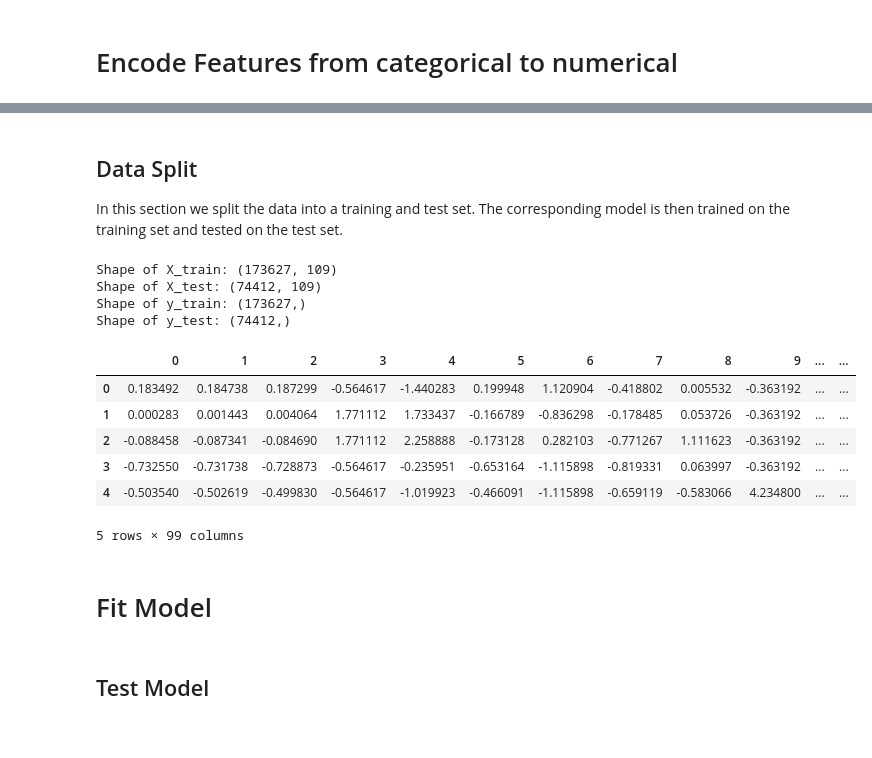
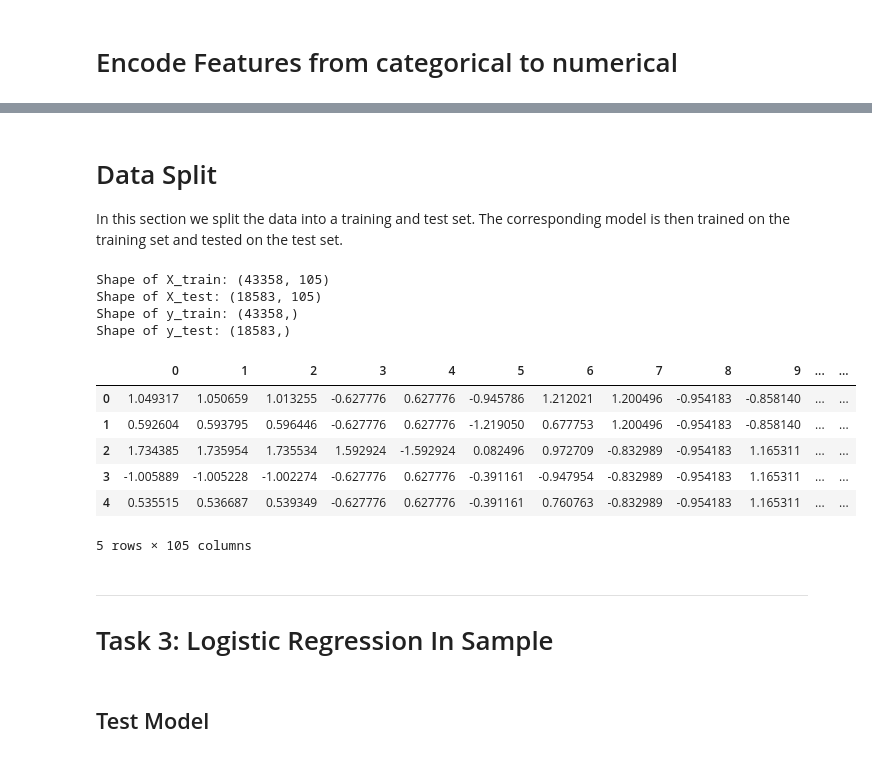
Before and after one commit to negralessio/advanced-ml-final-project, a Jupyter notebook: notebooks/predictions.ipynb, the cells around one changed output, grey strips where cells are left out. Cells and saved outputs as stored; diff of their text form; code cells hidden in the pictures.

```diff
--- a/notebooks/predictions.ipynb
+++ b/notebooks/predictions.ipynb
@@ -108,6 +106,6 @@ Name: loan_status, dtype: int64
 # %%
 # Take only fraction of the data
-df_binary_sample = df_binary.sample(frac = 0.4)
+df_binary_sample = df_binary.sample(frac = 0.1)
 print(df_binary_sample.shape)
 print(df_binary_sample.loan_status.value_counts())
 # %% [output]
@@ -170,5 +149,5 @@ Name: loan_status, Length: 100, dtype: float64
 # %% [markdown]
-## Data Split
+# Data Split
 In this section we split the data into a training and test set. The corresponding model is then trained on the training set and tested on the test set.
 # %%
 # Fraction of test data
@@ -185,24 +164,27 @@ print(f"Shape of X_test: {X_test.shape}")
 print(f"Shape of y_train: {y_train.shape}")
 print(f"Shape of y_test: {y_test.shape}")
 # %% [output]
-Shape of X_train: (173627, 109)
-Shape of X_test: (74412, 109)
-Shape of y_train: (173627,)
-Shape of y_test: (74412,)
+Shape of X_train: (43358, 105)
+Shape of X_test: (18583, 105)
+Shape of y_train: (43358,)
+Shape of y_test: (18583,)
 # %%
 # Init object
 scaler = StandardScaler()
 # Scale X_train
 X_train_scaled = scaler.fit_transform(X_train)
 X_train_scaled = pd.DataFrame(X_train_scaled)
+# Scale X_test
+X_test_scaled = scaler.transform(X_test)
+X_test_scaled = pd.DataFrame(X_test_scaled)
+
+# Preview X_train_scaled
 X_train_scaled.head(5)
 # %% [output]
 |  | 0 | 1 | 2 | 3 | 4 | 5 | 6 | 7 | 8 | 9 | ... | ... |
-| 0 | 0.183492 | 0.184738 | 0.187299 | -0.564617 | -1.440283 | 0.199948 | 1.120904 | -0.418802 | 0.005532 | -0.363192 | ... | ... |
-| 1 | 0.000283 | 0.001443 | 0.004064 | 1.771112 | 1.733437 | -0.166789 | -0.836298 | -0.178485 | 0.053726 | -0.363192 | ... | ... |
-| 2 | -0.088458 | -0.087341 | -0.084690 | 1.771112 | 2.258888 | -0.173128 | 0.282103 | -0.771267 | 1.111623 | -0.363192 | ... | ... |
-| 3 | -0.732550 | -0.731738 | -0.728873 | -0.564617 | -0.235951 | -0.653164 | -1.115898 | -0.819331 | 0.063997 | -0.363192 | ... | ... |
-| 4 | -0.503540 | -0.502619 | -0.499830 | -0.564617 | -1.019923 | -0.466091 | -1.115898 | -0.659119 | -0.583066 | 4.234800 | ... | ... |
+| 0 | 1.049317 | 1.050659 | 1.013255 | -0.627776 | 0.627776 | -0.945786 | 1.212021 | 1.200496 | -0.954183 | -0.858140 | ... | ... |
+| 1 | 0.592604 | 0.593795 | 0.596446 | -0.627776 | 0.627776 | -1.219050 | 0.677753 | 1.200496 | -0.954183 | -0.858140 | ... | ... |
+| 2 | 1.734385 | 1.735954 | 1.735534 | 1.592924 | -1.592924 | 0.082496 | 0.972709 | -0.832989 | -0.954183 | 1.165311 | ... | ... |
+| 3 | -1.005889 | -1.005228 | -1.002274 | -0.627776 | 0.627776 | -0.391161 | -0.947954 | -0.832989 | -0.954183 | 1.165311 | ... | ... |
+| 4 | 0.535515 | 0.536687 | 0.539349 | -0.627776 | 0.627776 | -0.391161 | 0.760763 | -0.832989 | -0.954183 | 1.165311 | ... | ... |
-5 rows × 99 columns
+5 rows × 105 columns
-# %% [markdown]
-# Fit Model
@@ -213,0 +191,3 @@ y_pred = lr.predict(X_test_scaled)
+# %% [markdown]
+---
+# Task 3: Logistic Regression In Sample
```
Also changed, not shown: parts of 20 cells of this notebook.
